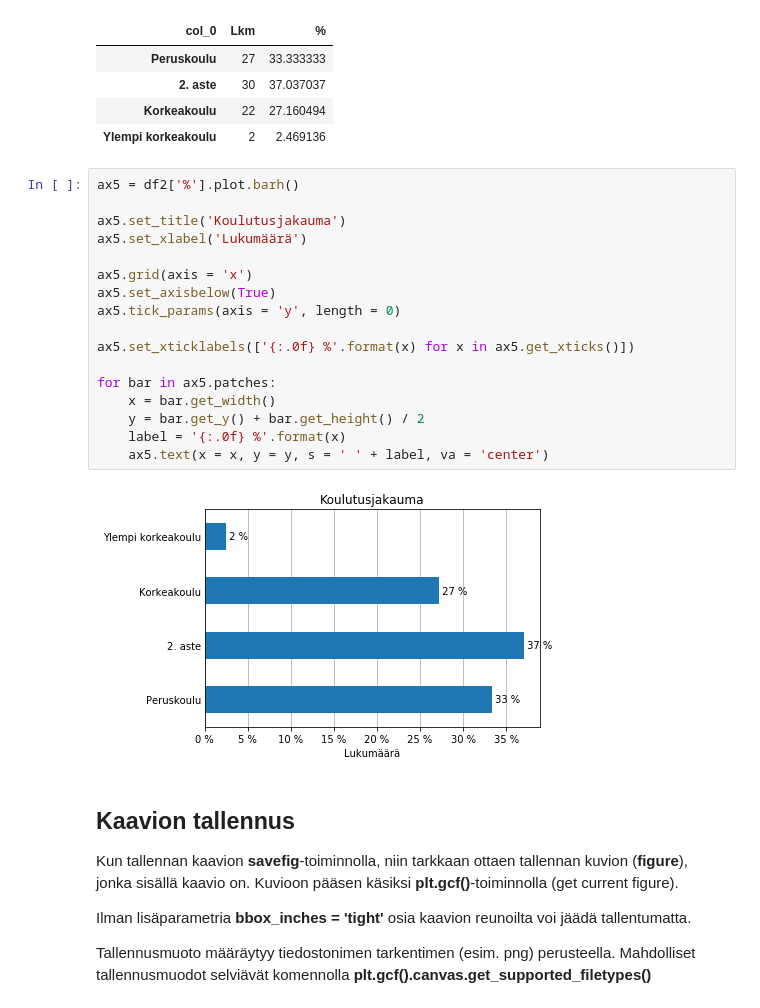
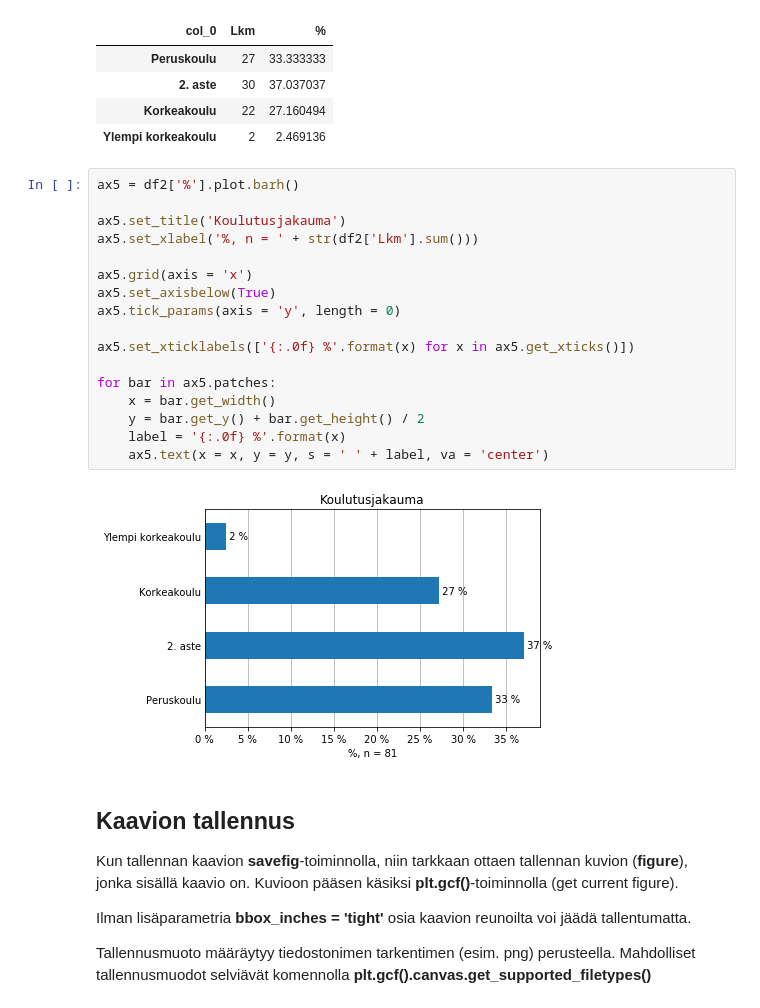
Before and after one commit to taanila/kaaviot, a Jupyter notebook: matplotlib1.ipynb, the cells around one changed output. Drawn from its saved outputs; the diff is of its cells as text.

```diff
--- a/matplotlib1.ipynb
+++ b/matplotlib1.ipynb
@@ -168,22 +168,22 @@ df2
 # %%
 ax5 = df2['%'].plot.barh()
 
 ax5.set_title('Koulutusjakauma')
-ax5.set_xlabel('Lukumäärä')
+ax5.set_xlabel('%, n = ' + str(df2['Lkm'].sum()))
 
 ax5.grid(axis = 'x')
 ax5.set_axisbelow(True)
 ax5.tick_params(axis = 'y', length = 0)
 
 ax5.set_xticklabels(['{:.0f} %'.format(x) for x in ax5.get_xticks()])
 
 for bar in ax5.patches:
     x = bar.get_width()
     y = bar.get_y() + bar.get_height() / 2
     label = '{:.0f} %'.format(x)
     ax5.text(x = x, y = y, s = ' ' + label, va = 'center')
 # %% [output]
-[figure, old version]
+[figure, new version]
 # %% [markdown]
 <h2>Kaavion tallennus</h2>
 
```
Also changed, not shown: parts of 5 cells of this notebook.
